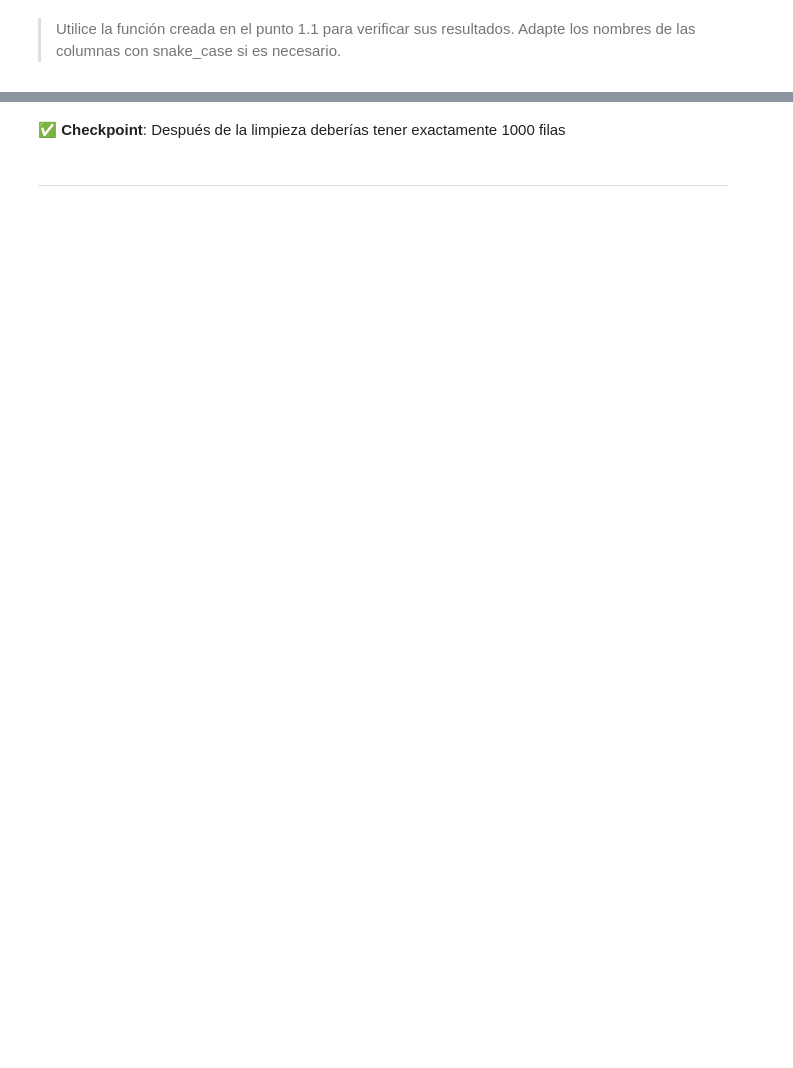
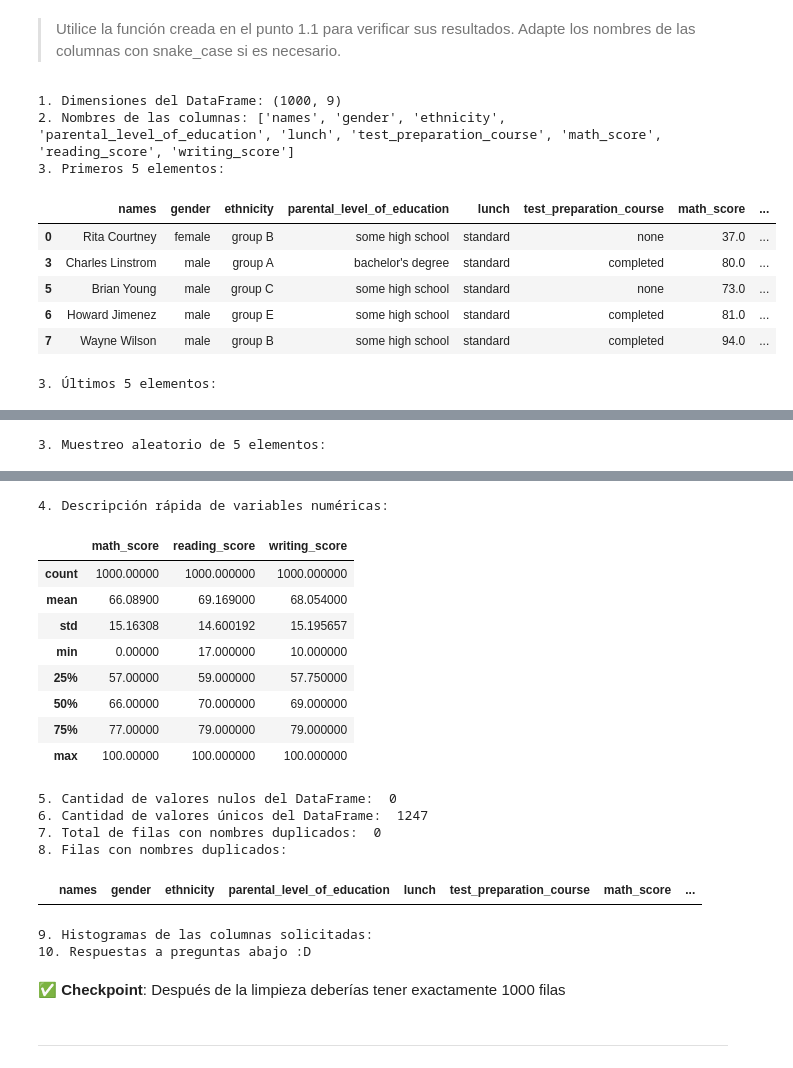
Before and after one commit to enzo-toledo/MDS7202, a Jupyter notebook: labs/lab_3/Lab3_Enunciado.ipynb, the cells around one changed output, grey strips where cells are left out. Cells and saved outputs as stored; diff of their text form; code cells hidden in the pictures; blank space fills up the shorter version.

```diff
--- a/labs/lab_3/Lab3_Enunciado.ipynb
+++ b/labs/lab_3/Lab3_Enunciado.ipynb
@@ -148,7 +271,12 @@ En base a lo realizado anteriormente, realice una limpieza del dataset. Asuma lo
 - [ ] Comprobar que ya no existen anomalías en los datos usando la función de la sección 1.1 (solo imprimir, no justificar). Puede que necesite adaptar la función para usar los nuevos nombres de columnas
 # %% [markdown]
 **Respuesta:**
-# %%
-def to_snake_case(s: str) -> str: ...
-# %%
-def clean_data(df: pd.DataFrame) -> pd.DataFrame: ...
+# %%
+def to_snake_case(s: str) -> str:
+    # OBS: Creemos que usar el hint es complicarlo más, al ser un hint decidimos no usarlo directamente.
+    # lower: pasar todo a minusculas
+    # split: separa las palabras para así eliminar espacios extras
+    # join: unimos todo con guiones bajos para tener el formato snake_case bien
+    s = s.lower().split()
+    s = "_".join(s)
+    return s
@@ -155,3 +290,31 @@ def clean_data(df: pd.DataFrame) -> pd.DataFrame: ...
+# %%
+def clean_data(df: pd.DataFrame) -> pd.DataFrame:
+    # 1. Renombrar columnas con snake_case:
+    new_col_names = [to_snake_case(col) for col in df.columns]
+    df.columns = new_col_names
+
+    # 2. Renombrar columna race/ethnicity: (recordar inplace para que se haga directo el cambio al DataFrame)
+    # En la clase recomendaban no usarlo, por eso solo lo usaremos en este caso para probarlo:
+    df.rename(columns={"race/ethnicity": "ethnicity"}, inplace=True)
+
+    # 3. Eliminar datos duplicados:
+    df = df.drop_duplicates()
+
+    # 4. Forzar tipos de columnas:
+    score_cols = ["math_score", "reading_score", "writing_score"]
+    df[score_cols] = df[score_cols].apply(pd.to_numeric, errors="coerce")  # usamos .apply pues aplicamos una funcion.
+
+    # 5. Eliminar datos nulos:
+    # Si bien originalmente no teniamos nulos, al usar lo anterior con "coerce" pueden haber aparecido nulos:
+    df = df.dropna(subset=score_cols)
+
+    # 6. Eliminar registros con notas anómalas: (usaremos .query para evitar for)
+    df = df.query(
+        "(math_score >= 0) & (math_score <= 100) & "
+        "(reading_score >= 0) & (reading_score <= 100) & "
+        "(writing_score >= 0) & (writing_score <= 100)"
+    )
+    return df
 # %%
 df_cleaned = clean_data(df_grades)
 df_cleaned
@@ -158,2 +335,16 @@ df_cleaned
 # %% [markdown]
 > Utilice la función creada en el punto 1.1 para verificar sus resultados. Adapte los nombres de las columnas con snake_case si es necesario.
+# %%
+# Se modificó la función del punto 1.1 para poder usarla ahora que los nombres estan en snake_case:
+analyze_df(df_cleaned, score_cols=["math_score", "reading_score", "writing_score"])
+# %% [output]
+1. Dimensiones del DataFrame: (1000, 9)
+2. Nombres de las columnas: ['names', 'gender', 'ethnicity', 'parental_level_of_education', 'lunch', 'test_preparation_course', 'math_score', 'reading_score', 'writing_score']
+3. Primeros 5 elementos:
+|  | names | gender | ethnicity | parental_level_of_education | lunch | test_preparation_course | math_score | ... |
+| 0 | Rita Courtney | female | group B | some high school | standard | none | 37.0 | ... |
+| 3 | Charles Linstrom | male | group A | bachelor's degree | standard | completed | 80.0 | ... |
+| 5 | Brian Young | male | group C | some high school | standard | none | 73.0 | ... |
+| 6 | Howard Jimenez | male | group E | some high school | standard | completed | 81.0 | ... |
+| 7 | Wayne Wilson | male | group B | some high school | standard | completed | 94.0 | ... |
+3. Últimos 5 elementos:
@@ -159,0 +357 @@ df_cleaned
+3. Muestreo aleatorio de 5 elementos:
@@ -160,2 +364,19 @@ df_cleaned
+4. Descripción rápida de variables numéricas:
+|  | math_score | reading_score | writing_score |
+| count | 1000.00000 | 1000.000000 | 1000.000000 |
+| mean | 66.08900 | 69.169000 | 68.054000 |
+| std | 15.16308 | 14.600192 | 15.195657 |
+| min | 0.00000 | 17.000000 | 10.000000 |
+| 25% | 57.00000 | 59.000000 | 57.750000 |
+| 50% | 66.00000 | 70.000000 | 69.000000 |
+| 75% | 77.00000 | 79.000000 | 79.000000 |
+| max | 100.00000 | 100.000000 | 100.000000 |
+5. Cantidad de valores nulos del DataFrame:  0
+6. Cantidad de valores únicos del DataFrame:  1247
+7. Total de filas con nombres duplicados:  0
+8. Filas con nombres duplicados:
+|  | names | gender | ethnicity | parental_level_of_education | lunch | test_preparation_course | math_score | ... |
+9. Histogramas de las columnas solicitadas:
+10. Respuestas a preguntas abajo :D
 # %% [markdown]
 **✅ Checkpoint**: Después de la limpieza deberías tener exactamente 1000 filas
```
Also changed, not shown: parts of 20 cells of this notebook.
